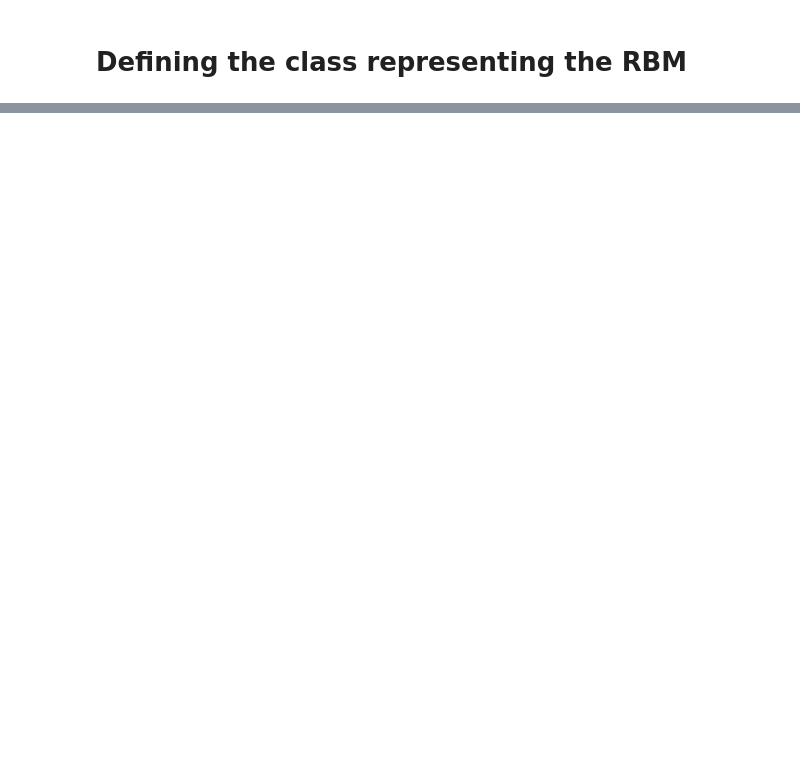
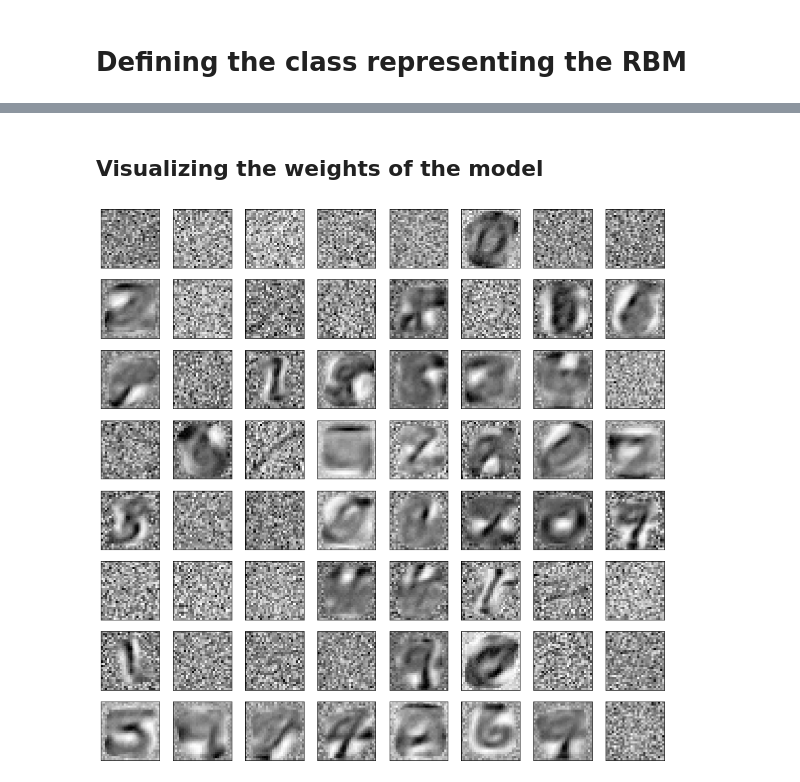
Before and after one commit to DiegoArcelli/ISPR-Midterms, a Jupyter notebook: Midterm2/Assignment2/rbm.ipynb, the cells around one changed output, grey strips where cells are left out. Saved outputs shown, nothing was run; the diff lists cells and outputs as text; code cells hidden in the pictures; blank space fills up the shorter version.

```diff
--- a/Midterm2/Assignment2/rbm.ipynb
+++ b/Midterm2/Assignment2/rbm.ipynb
@@ -279,0 +334,6 @@ for idx in range(10):
+# %% [markdown]
+## Visualizing the weights of the model
+# %%
+plot_weights(model.M, n_cols=8, figsize=(15, 15))
+# %% [output]
+[figure, added]
```
Also changed, not shown: parts of 20 cells of this notebook.
